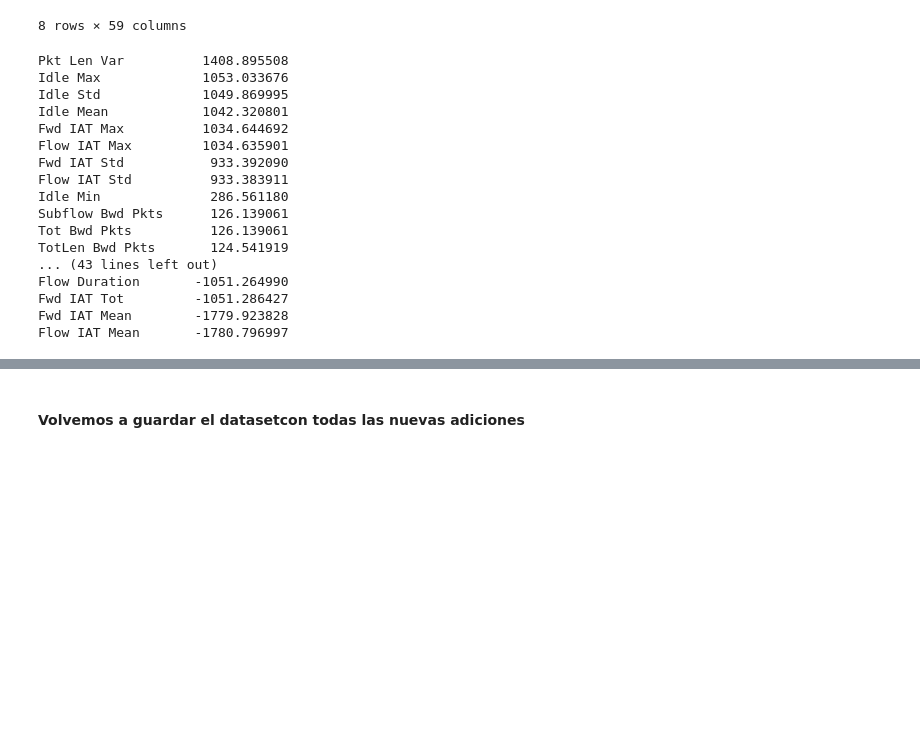
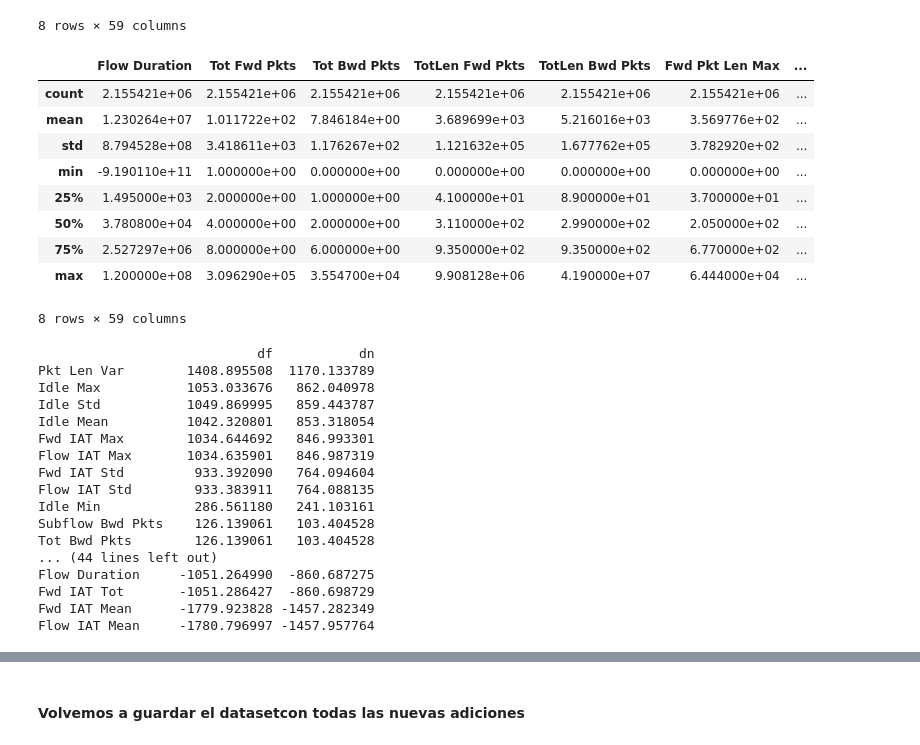
Before and after one commit to Axton-Industries/IDS-based-on-machine-learning-techniques, a Jupyter notebook: notebooks/03_eda.ipynb, the cells around one changed output, grey strips where cells are left out. Drawn from its saved outputs; the diff is of its cells as text; code cells hidden in the pictures; blank space fills up the shorter version.

Commit message:
feat: notebook 3 comparisons between datasets with & without duplicates

```diff
--- a/notebooks/03_eda.ipynb
+++ b/notebooks/03_eda.ipynb
@@ -198,24 +198,43 @@ df[continuous].describe()
 | 75% | 3.796570e+05 | 5.000000e+00 | 4.000000e+00 | 8.270000e+02 | 4.880000e+02 | 4.320000e+02 | ... |
 | max | 1.200000e+08 | 3.096290e+05 | 3.554700e+04 | 9.908128e+06 | 4.190000e+07 | 6.444000e+04 | ... |
 8 rows × 59 columns
+# %%
+dn[continuous].describe()
+# %% [output]
+|  | Flow Duration | Tot Fwd Pkts | Tot Bwd Pkts | TotLen Fwd Pkts | TotLen Bwd Pkts | Fwd Pkt Len Max | ... |
+| count | 2.155421e+06 | 2.155421e+06 | 2.155421e+06 | 2.155421e+06 | 2.155421e+06 | 2.155421e+06 | ... |
+| mean | 1.230264e+07 | 1.011722e+02 | 7.846184e+00 | 3.689699e+03 | 5.216016e+03 | 3.569776e+02 | ... |
+| std | 8.794528e+08 | 3.418611e+03 | 1.176267e+02 | 1.121632e+05 | 1.677762e+05 | 3.782920e+02 | ... |
+| min | -9.190110e+11 | 1.000000e+00 | 0.000000e+00 | 0.000000e+00 | 0.000000e+00 | 0.000000e+00 | ... |
+| 25% | 1.495000e+03 | 2.000000e+00 | 1.000000e+00 | 4.100000e+01 | 8.900000e+01 | 3.700000e+01 | ... |
+| 50% | 3.780800e+04 | 4.000000e+00 | 2.000000e+00 | 3.110000e+02 | 2.990000e+02 | 2.050000e+02 | ... |
+| 75% | 2.527297e+06 | 8.000000e+00 | 6.000000e+00 | 9.350000e+02 | 9.350000e+02 | 6.770000e+02 | ... |
+| max | 1.200000e+08 | 3.096290e+05 | 3.554700e+04 | 9.908128e+06 | 4.190000e+07 | 6.444000e+04 | ... |
+8 rows × 59 columns
 # %%
-print(df[continuous].skew(numeric_only=True).sort_values(ascending=False).to_string())
+comparison = pd.concat(
+    [df[continuous].skew(numeric_only=True), dn[continuous].skew(numeric_only=True)],
+    axis=1,
+    keys=["df", "dn"]
+).sort_values(by="df", ascending=False)
+
+print(comparison.to_string())
 # %% [output]
-Pkt Len Var          1408.895508
-Idle Max             1053.033676
-Idle Std             1049.869995
-Idle Mean            1042.320801
-Fwd IAT Max          1034.644692
-Flow IAT Max         1034.635901
-Fwd IAT Std           933.392090
-Flow IAT Std          933.383911
-Idle Min              286.561180
-Subflow Bwd Pkts      126.139061
-Tot Bwd Pkts          126.139061
-TotLen Bwd Pkts       124.541919
-... (43 lines left out)
-Flow Duration       -1051.264990
-Fwd IAT Tot         -1051.286427
-Fwd IAT Mean        -1779.923828
-Flow IAT Mean       -1780.796997
+                            df           dn
+Pkt Len Var        1408.895508  1170.133789
+Idle Max           1053.033676   862.040978
+Idle Std           1049.869995   859.443787
+Idle Mean          1042.320801   853.318054
+Fwd IAT Max        1034.644692   846.993301
+Flow IAT Max       1034.635901   846.987319
+Fwd IAT Std         933.392090   764.094604
+Flow IAT Std        933.383911   764.088135
+Idle Min            286.561180   241.103161
+Subflow Bwd Pkts    126.139061   103.404528
+Tot Bwd Pkts        126.139061   103.404528
+... (44 lines left out)
+Flow Duration     -1051.264990  -860.687275
+Fwd IAT Tot       -1051.286427  -860.698729
+Fwd IAT Mean      -1779.923828 -1457.282349
+Flow IAT Mean     -1780.796997 -1457.957764
 # %%
```
Also changed, not shown: parts of 1 cell of this notebook.
